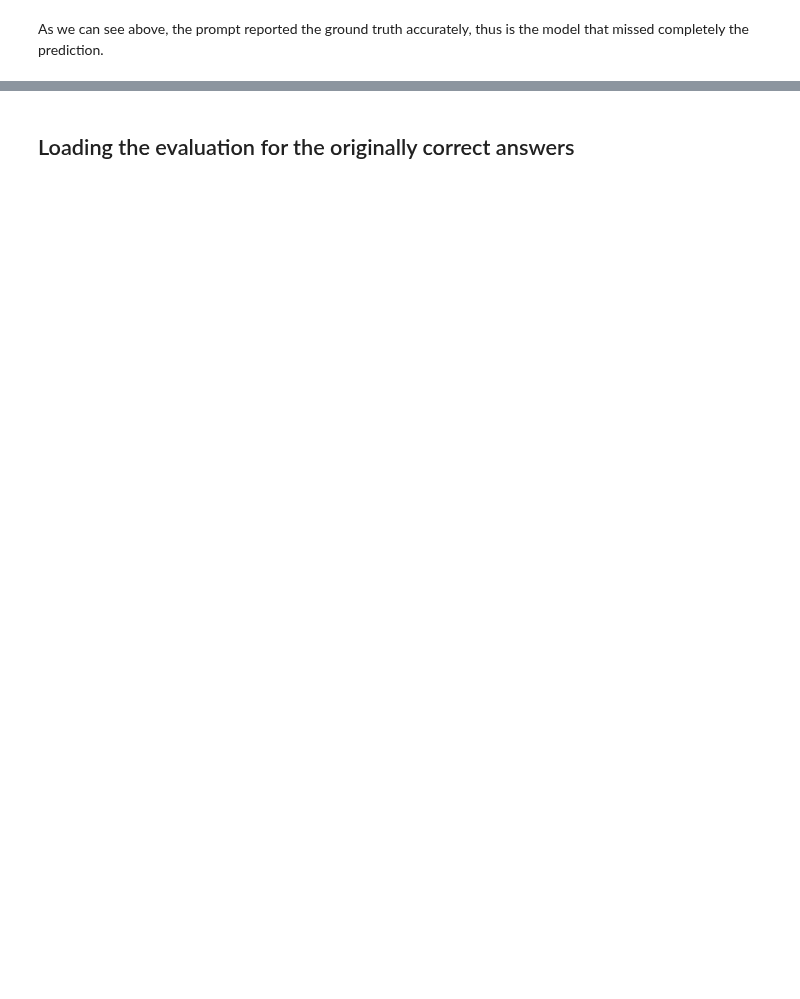
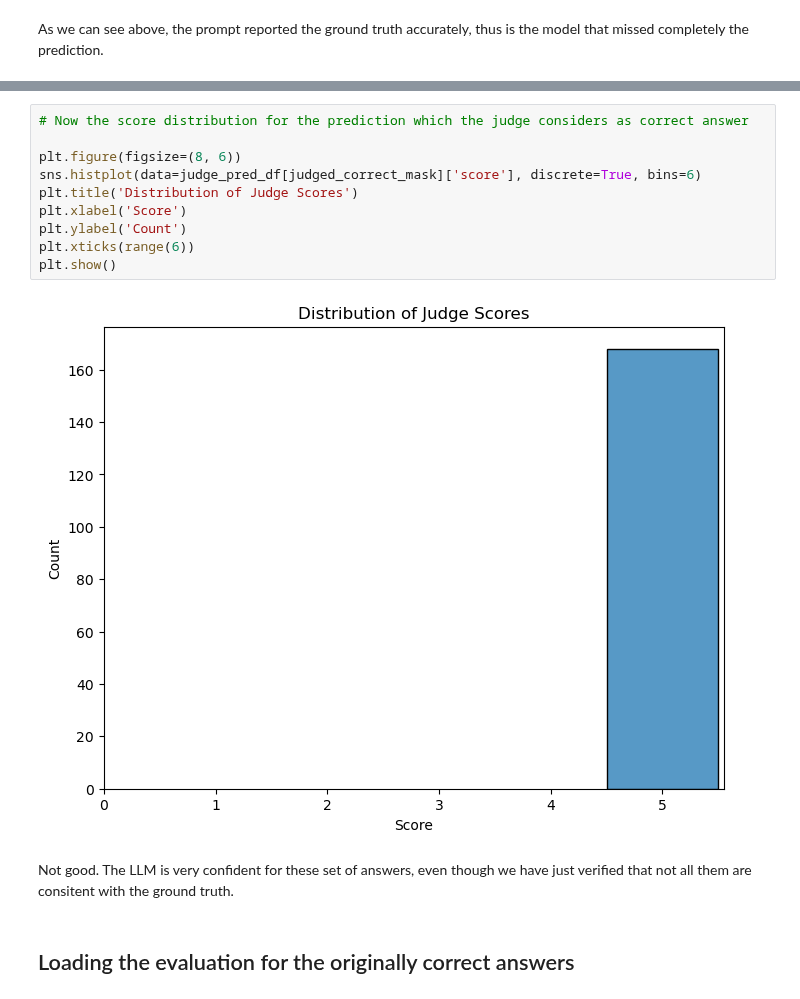
Before and after one commit to FabioLusha/video-neurosymbolic, a Jupyter notebook: star_code/experiments/resp_analysis7_llama8b_as_judge.ipynb, the cells around one changed output, grey strips where cells are left out. Saved outputs shown, nothing was run; the diff lists cells and outputs as text; blank space fills up the shorter version.

```diff
--- a/star_code/experiments/resp_analysis7_llama8b_as_judge.ipynb
+++ b/star_code/experiments/resp_analysis7_llama8b_as_judge.ipynb
@@ -279,3 +352,17 @@ actually_true = ['Prediction_T3_819', 'Sequence_T5_2830', 'Sequence_T1_3189']
+# %%
+# Now the score distribution for the prediction which the judge considers as correct answer
+
+plt.figure(figsize=(8, 6))
+sns.histplot(data=judge_pred_df[judged_correct_mask]['score'], discrete=True, bins=6)
+plt.title('Distribution of Judge Scores')
+plt.xlabel('Score')
+plt.ylabel('Count')
+plt.xticks(range(6))
+plt.show()
+# %% [output]
+[figure, added]
+# %% [markdown]
+Not good. The LLM is very confident for these set of answers, even though we have just verified that not all them are consitent with the ground truth.
 # %% [markdown]
 ## Loading the evaluation for the originally correct answers
 # %%
```
Also changed, not shown: parts of 45 cells of this notebook, 1 other file.
